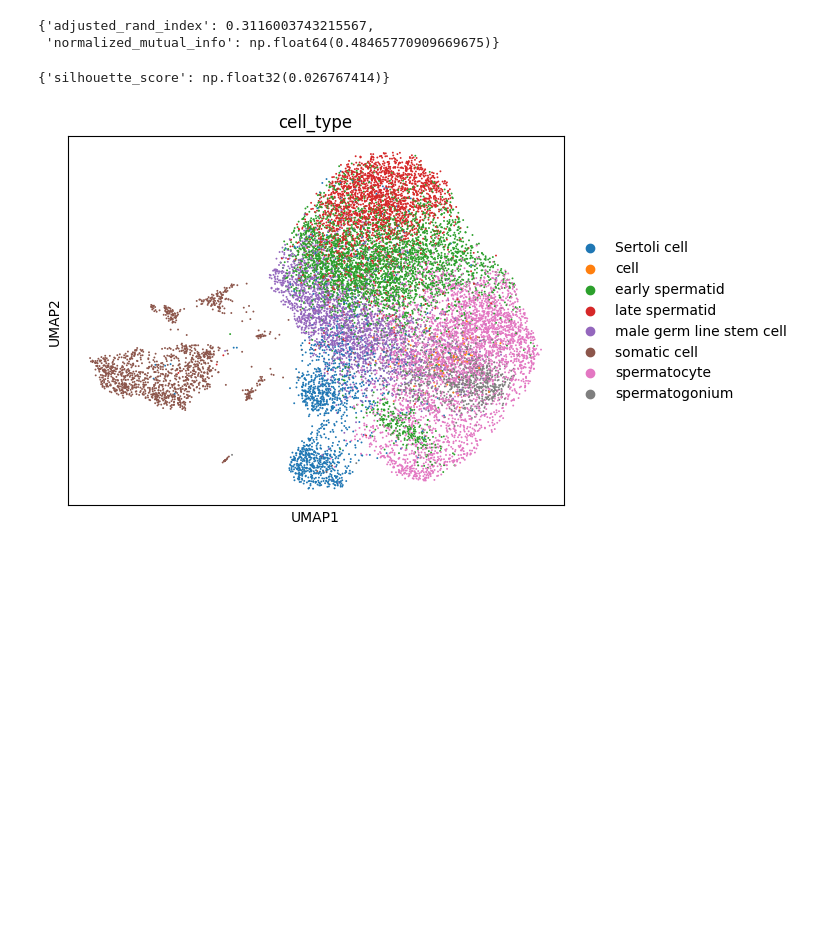
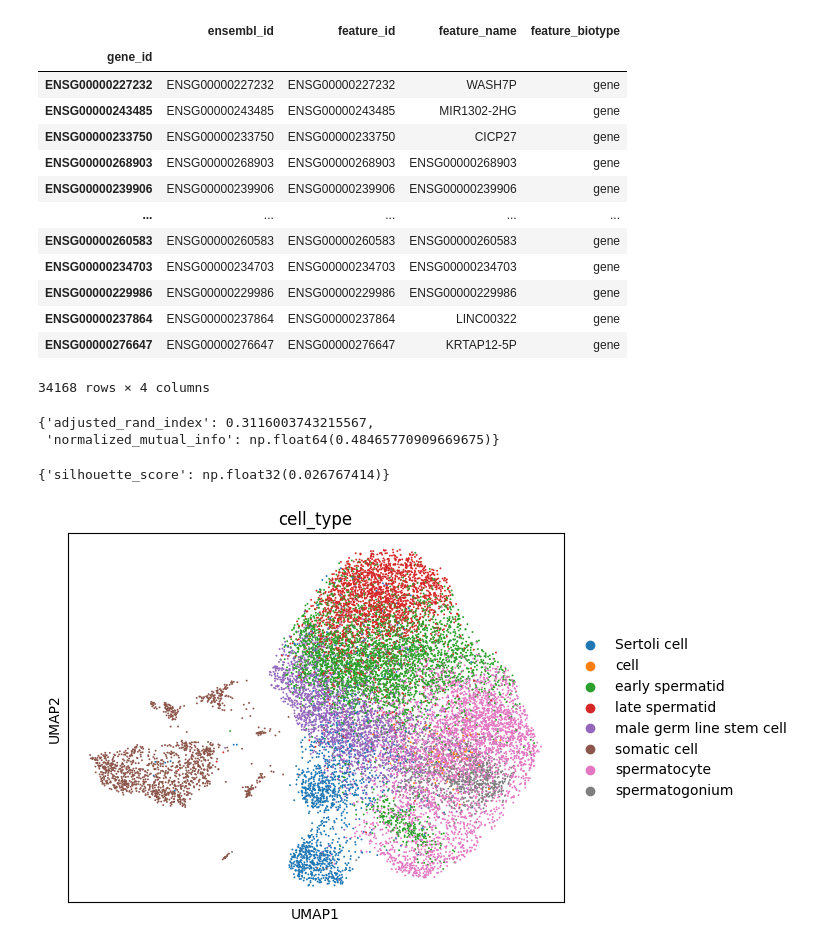
Before and after one commit to chanzuckerberg/cz-benchmarks, a Jupyter notebook: example.ipynb, the cells around one changed output. Drawn from its saved outputs; the diff is of its cells as text; code cells hidden in the pictures; blank space fills up the shorter version.

Commit message:
add gene_name column and test with example.ipynb

```diff
--- a/example.ipynb
+++ b/example.ipynb
@@ -1 +1,27 @@
+# %%
+from czibench.datasets.sc import SingleCellDataset
+from czibench.datasets.types import Organism
+from czibench.runner import ContainerRunner
+from czibench.tasks.sc import ClusteringTask, EmbeddingTask
+
+dataset = SingleCellDataset(
+    "/mnt/efs/fs1/datasets/tabula_sapiens_2/tsp1_33/Bladder_TSP1_33_10X_smartseq_scvi_version1_may2024-026.h5ad",
+    organism=Organism.HUMAN,
+)
+dataset.adata.var
+# %% [output]
+|  | ensembl_id | feature_id | feature_name | feature_biotype |
+| gene_id |  |  |  |  |
+| ENSG00000227232 | ENSG00000227232 | ENSG00000227232 | WASH7P | gene |
+| ENSG00000243485 | ENSG00000243485 | ENSG00000243485 | MIR1302-2HG | gene |
+| ENSG00000233750 | ENSG00000233750 | ENSG00000233750 | CICP27 | gene |
+| ENSG00000268903 | ENSG00000268903 | ENSG00000268903 | ENSG00000268903 | gene |
+| ENSG00000239906 | ENSG00000239906 | ENSG00000239906 | ENSG00000239906 | gene |
+| ... | ... | ... | ... | ... |
+| ENSG00000260583 | ENSG00000260583 | ENSG00000260583 | ENSG00000260583 | gene |
+| ENSG00000234703 | ENSG00000234703 | ENSG00000234703 | ENSG00000234703 | gene |
+| ENSG00000229986 | ENSG00000229986 | ENSG00000229986 | ENSG00000229986 | gene |
+| ENSG00000237864 | ENSG00000237864 | ENSG00000237864 | LINC00322 | gene |
+| ENSG00000276647 | ENSG00000276647 | ENSG00000276647 | KRTAP12-5P | gene |
+34168 rows × 4 columns
 # %%
```
Also changed, not shown: parts of 1 cell of this notebook, 1 other file.
